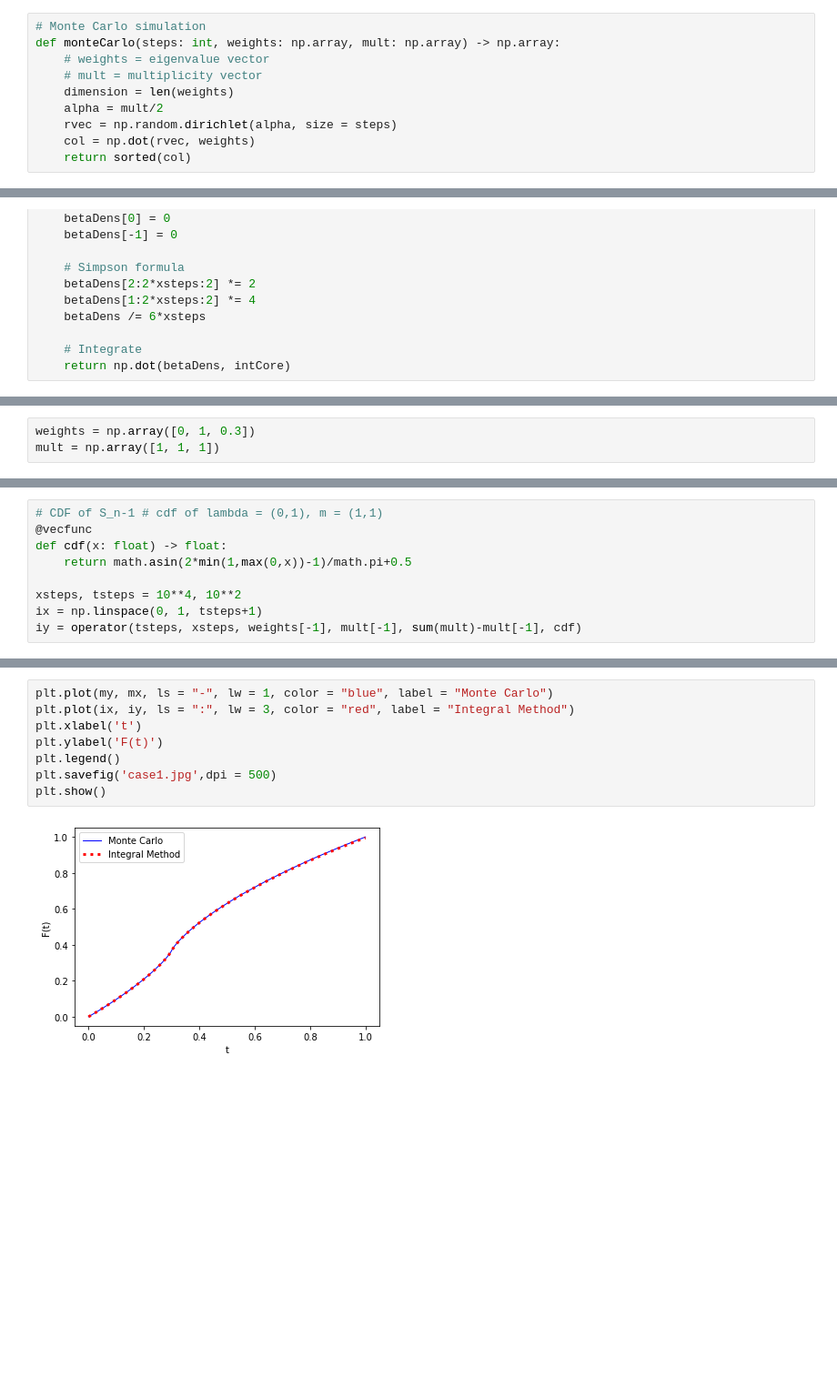
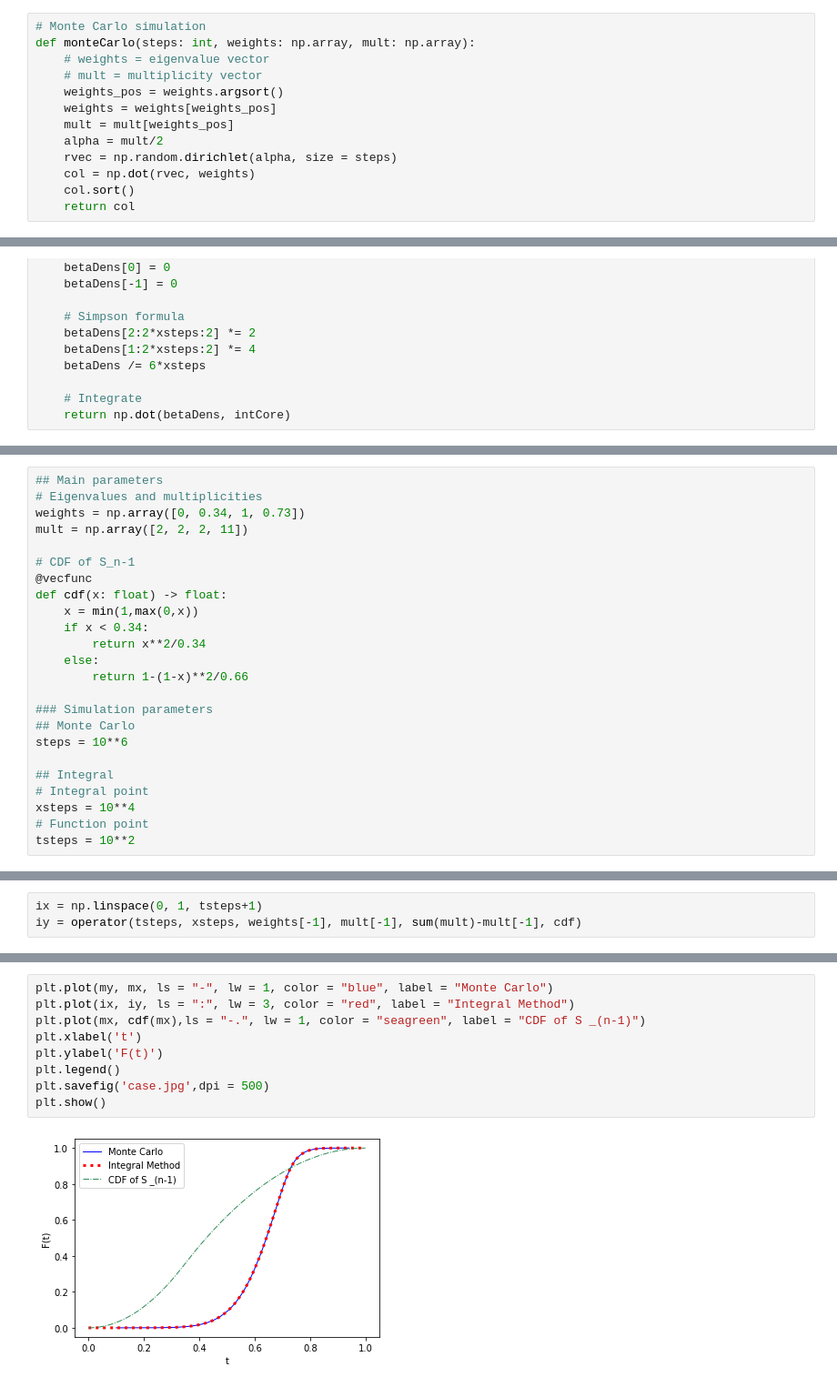
Before and after one commit to momoko-off/PythonPlayground, a Jupyter notebook: monteCarlo.ipynb, the cells around one changed output, grey strips where cells are left out. Shown: that part at 91% size. Cells and saved outputs as stored; diff of their text form; blank space fills up the shorter version.

```diff
--- a/monteCarlo.ipynb
+++ b/monteCarlo.ipynb
@@ -25,14 +25,17 @@ def vecfunc(f):
     return np.frompyfunc(f,1,1)
 # %%
 # Monte Carlo simulation
-def monteCarlo(steps: int, weights: np.array, mult: np.array) -> np.array:
+def monteCarlo(steps: int, weights: np.array, mult: np.array):
     # weights = eigenvalue vector
     # mult = multiplicity vector
-    dimension = len(weights)
+    weights_pos = weights.argsort()
+    weights = weights[weights_pos]
+    mult = mult[weights_pos]
     alpha = mult/2
     rvec = np.random.dirichlet(alpha, size = steps)
     col = np.dot(rvec, weights)
-    return sorted(col)
+    col.sort()
+    return col
 # %%
 # Integral operator, use Simpson formula here
 def operator(tsteps:int, xsteps: int, lam: float, m: int, n: int, f):
@@ -86,5 +88,26 @@ def dist(mx,my,nx,ny):
     return dist, l
 # %%
-weights = np.array([0, 1, 0.3])
-mult = np.array([1, 1, 1])
+## Main parameters
+# Eigenvalues and multiplicities
+weights = np.array([0, 0.34, 1, 0.73])
+mult = np.array([2, 2, 2, 11])
+
+# CDF of S_n-1
+@vecfunc
+def cdf(x: float) -> float:
+    x = min(1,max(0,x))
+    if x < 0.34:
+        return x**2/0.34
+    else:
+        return 1-(1-x)**2/0.66
+
+### Simulation parameters
+## Monte Carlo
+steps = 10**6
+
+## Integral
+# Integral point
+xsteps = 10**4
+# Function point
+tsteps = 10**2
 # %%
@@ -92,11 +114,5 @@ steps = 10**6
 mx = np.linspace(0, 1, steps)
 my = monteCarlo(steps, weights, mult)
 # %%
-# CDF of S_n-1 # cdf of lambda = (0,1), m = (1,1)
-@vecfunc
-def cdf(x: float) -> float:
-    return math.asin(2*min(1,max(0,x))-1)/math.pi+0.5
-
-xsteps, tsteps = 10**4, 10**2
 ix = np.linspace(0, 1, tsteps+1)
 iy = operator(tsteps, xsteps, weights[-1], mult[-1], sum(mult)-mult[-1], cdf)
@@ -105,10 +119,11 @@ distance, l = dist(my, mx, ix, iy)
 # %%
 plt.plot(my, mx, ls = "-", lw = 1, color = "blue", label = "Monte Carlo")
 plt.plot(ix, iy, ls = ":", lw = 3, color = "red", label = "Integral Method")
+plt.plot(mx, cdf(mx),ls = "-.", lw = 1, color = "seagreen", label = "CDF of S _(n-1)")
 plt.xlabel('t')
 plt.ylabel('F(t)')
 plt.legend()
-plt.savefig('case1.jpg',dpi = 500)
+plt.savefig('case.jpg',dpi = 500)
 plt.show()
 # %% [output]
-[figure, old version]
+[figure, new version]
```
Also changed, not shown: parts of 5 cells of this notebook.
